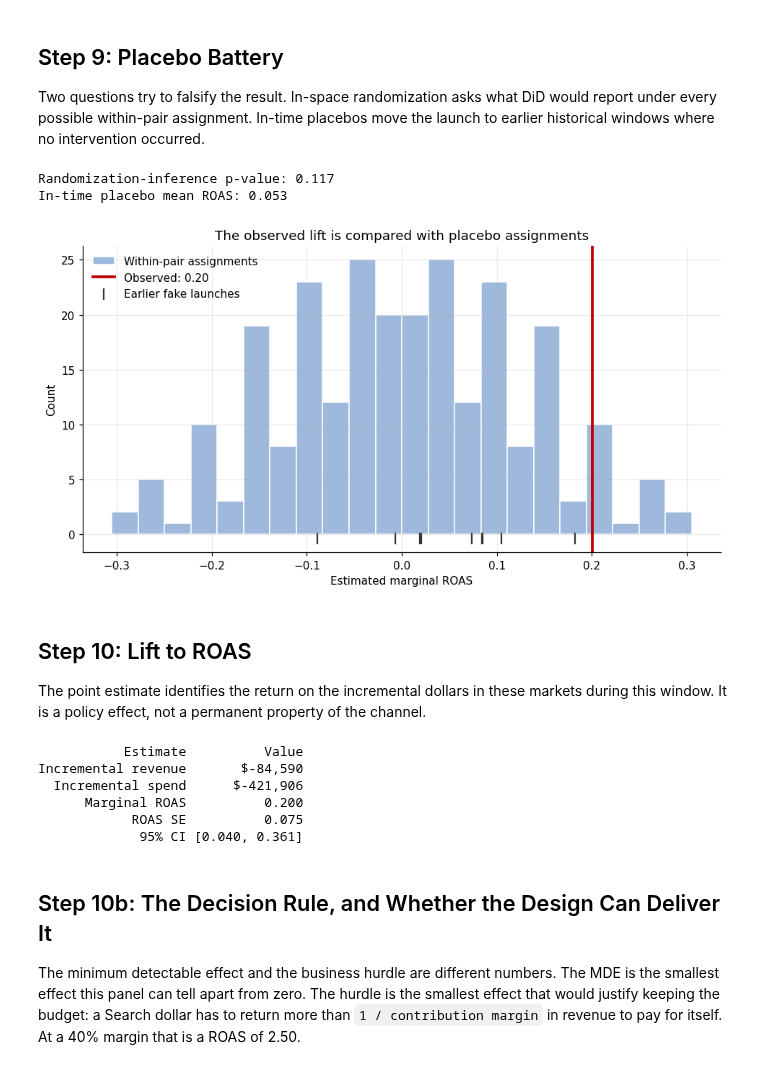
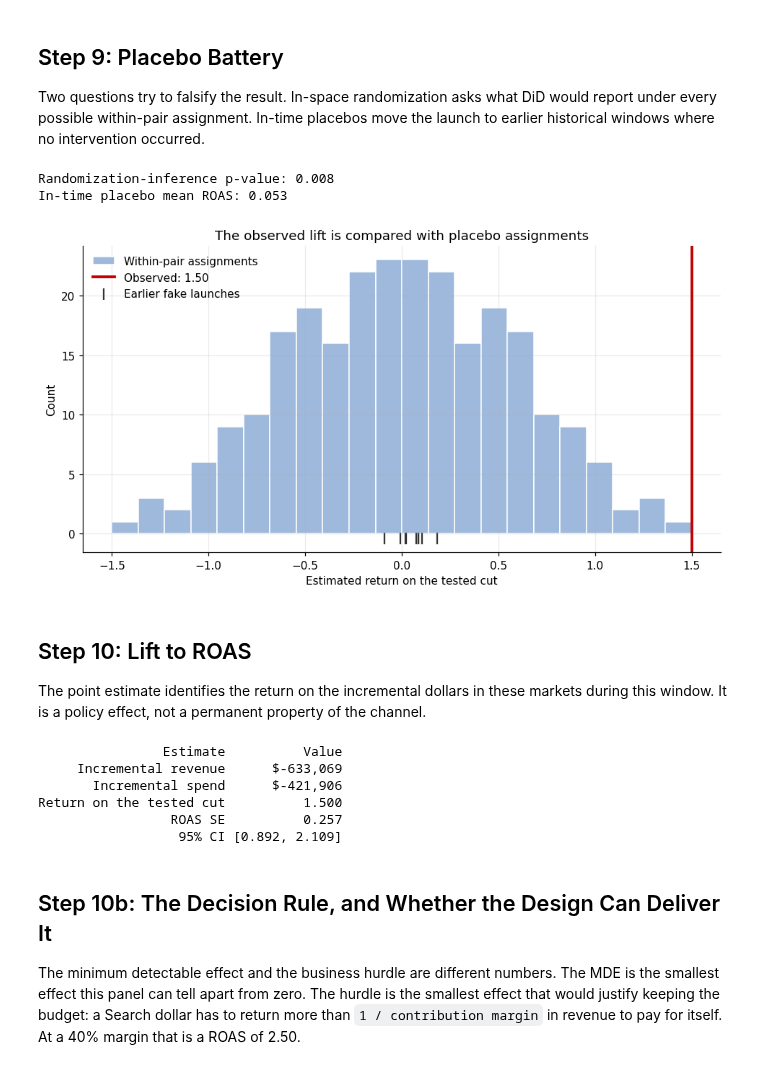
Before and after one commit to takechanman1228/marketing-science-in-python, a Jupyter notebook: notebooks/part6-media-optimization/sec6.3_geo_experiment.ipynb, the cells around one changed output. Saved outputs shown, nothing was run; the diff lists cells and outputs as text; code cells hidden in the pictures.

```diff
--- a/notebooks/part6-media-optimization/sec6.3_geo_experiment.ipynb
+++ b/notebooks/part6-media-optimization/sec6.3_geo_experiment.ipynb
@@ -298,14 +300,15 @@ def fit_did(
     test_start: str | pd.Timestamp,
     test_end: str | pd.Timestamp,
     spend_multiplier: float = 1.25,
-    cluster_by: str = "geo",
+    cluster_by: str = "pair",
 ) -> dict:
     """Fit clustered DiD and translate its geo-week coefficient to ROAS.
 
     `cluster_by` chooses the unit the standard error treats as independent.
-    "geo" gives 16 clusters; "pair" gives 8, which is the number of coin flips
-    the design actually made. The pair version is the conservative reading and
-    Step 10c runs it as a pre-specified sensitivity.
+    "pair" gives 8 clusters, the number of coin flips the design actually made,
+    and is the pre-specified reading: in a paired design, clustering on the
+    randomization unit is what keeps the standard error honest. "geo" gives 16
+    clusters and a narrower interval; Step 10c reports it as the alternative.
     """
     analysis = prepare_did_panel(panel, assignment, test_start, test_end)
     # Pair-by-post terms honor the blocked randomization by allowing every
@@ -832,7 +835,7 @@ def time_placebos(
         model = smf.ols(
             "revenue ~ C(geo) + C(pair):post + treat:post", data=frame
         ).fit(
-            cov_type="cluster", cov_kwds={"groups": frame["geo"]}
+            cov_type="cluster", cov_kwds={"groups": frame["pair"]}
         )
         treated_post = (frame["treat"] == 1) & (frame["post"] == 1)
         # Placebo windows carry un-inflated baseline spend, so the hypothetical
@@ -863,29 +866,29 @@ randomization_p = float(
 print(f"Randomization-inference p-value: {randomization_p:.3f}")
 print(f"In-time placebo mean ROAS: {time_placebo_results['placebo_roas'].mean():.3f}")
 # %% [output]
-Randomization-inference p-value: 0.117
+Randomization-inference p-value: 0.008
 In-time placebo mean ROAS: 0.053
 # %%
 fig, ax = plt.subplots(figsize=(8.8, 4.8))
 ax.hist(space_placebos["placebo_roas"], bins=22, color="#9fb9dc", edgecolor="white", label="Within-pair assignments")
 ax.axvline(did["roas"], color="#c00000", lw=2.5, label=f"Observed: {did['roas']:.2f}")
 ax.scatter(
     time_placebo_results["placebo_roas"],
     np.full(len(time_placebo_results), -0.4),
     marker="|",
     s=120,
     color="#333333",
     label="Earlier fake launches",
     clip_on=False,
 )
-ax.set(title="The observed lift is compared with placebo assignments", xlabel="Estimated marginal ROAS", ylabel="Count")
+ax.set(title="The observed lift is compared with placebo assignments", xlabel="Estimated return on the tested cut", ylabel="Count")
 ax.legend(frameon=False)
 fig.tight_layout()
 save_chapter_figure(fig, "placebo_distribution.png")
 plt.show()
 plt.close(fig)
 # %% [output]
-[figure, old version]
+[figure, new version]
 # %% [markdown]
 ## Step 10: Lift to ROAS
 
@@ -896,7 +899,7 @@ the channel.
 print(
     pd.DataFrame(
         {
-            "Estimate": ["Incremental revenue", "Incremental spend", "Marginal ROAS", "ROAS SE", "95% CI"],
+            "Estimate": ["Incremental revenue", "Incremental spend", "Return on the tested cut", "ROAS SE", "95% CI"],
             "Value": [
                 f"${did['coefficient'] * DESIGN['n_pairs'] * DESIGN['test_weeks']:,.0f}",
                 f"${did['incremental_spend']:,.0f}",
@@ -908,12 +911,12 @@ print(
     ).to_string(index=False)
 )
 # %% [output]
-           Estimate          Value
-Incremental revenue       $-84,590
-  Incremental spend      $-421,906
-      Marginal ROAS          0.200
-            ROAS SE          0.075
-             95% CI [0.040, 0.361]
+                Estimate          Value
+     Incremental revenue      $-633,069
+       Incremental spend      $-421,906
+Return on the tested cut          1.500
+                 ROAS SE          0.257
+                  95% CI [0.892, 2.109]
 # %% [markdown]
 ## Step 10b: The Decision Rule, and Whether the Design Can Deliver It
 
```
Also changed, not shown: parts of 18 cells of this notebook, 12 other files.
